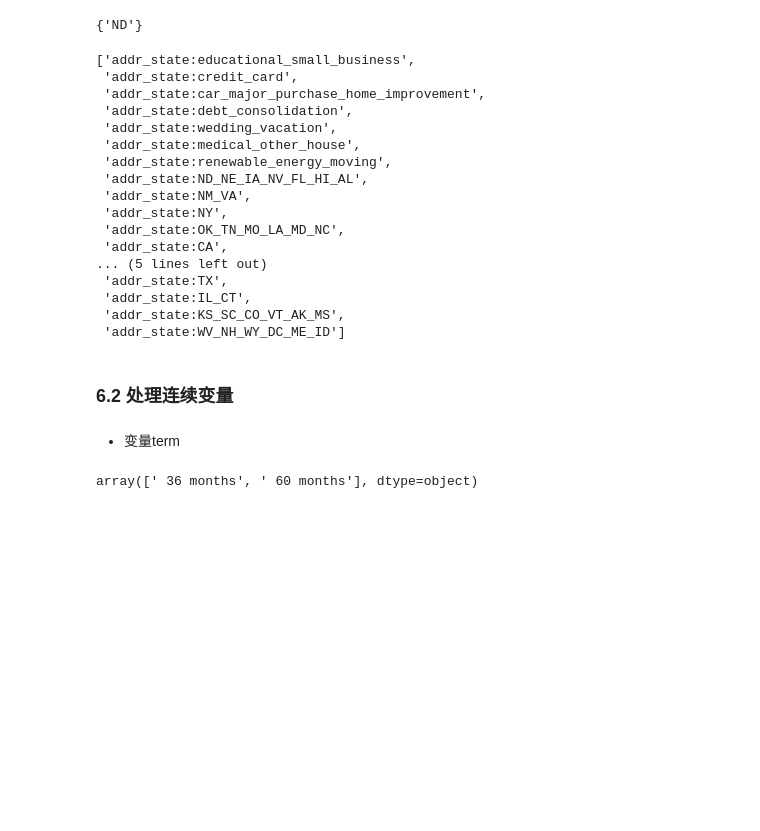
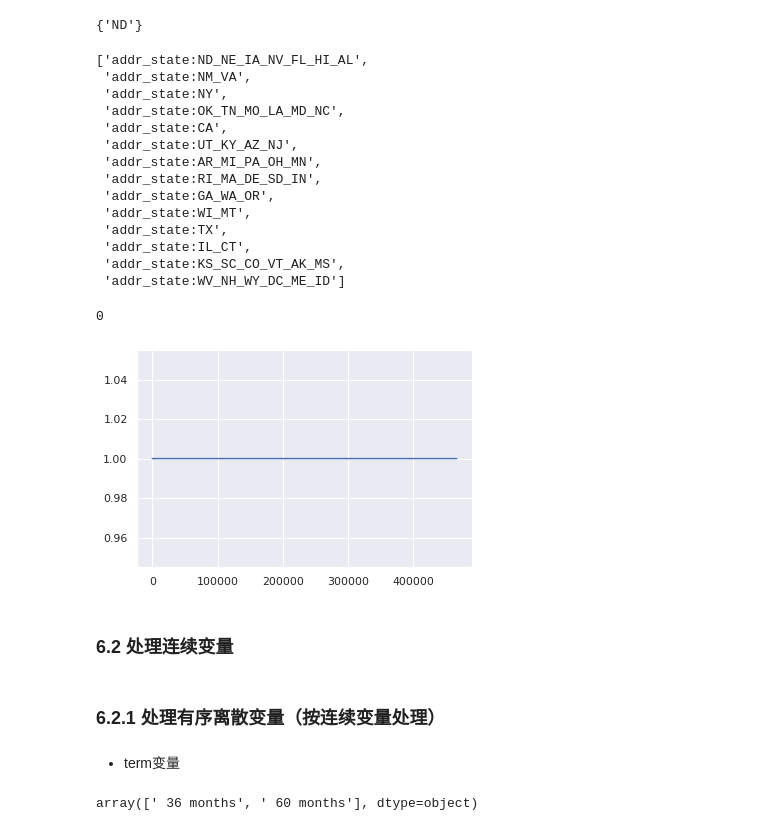
Before and after one commit to GoldenRaven/Lending_Club, a Jupyter notebook: code_my/preprocessing.ipynb, the cells around one changed output. Cells and saved outputs as stored; diff of their text form; code cells hidden in the pictures; blank space fills up the shorter version.

```diff
--- a/code_my/preprocessing.ipynb
+++ b/code_my/preprocessing.ipynb
@@ -1229,27 +1251,36 @@ set(a) - set(df_tmp.addr_state.values)
 {'ND'}
 # %%
 # 调用函数将合并了的分组，再合并到原数据表中
-df = concat_to_original(df, df_tmp, combine_list, 'addr_state')
+df1 = concat_to_original(df, combine_list, 'addr_state')
+df = pd.concat([df, df1], axis=1)
 # %%
 # 检查合并结果
-[x for x in df.columns if 'addr_state:' in x]
+list_tmp = [x for x in df.columns if 'addr_state:' in x]
+list_tmp
 # %% [output]
-['addr_state:educational_small_business',
- 'addr_state:credit_card',
- 'addr_state:car_major_purchase_home_improvement',
- 'addr_state:debt_consolidation',
- 'addr_state:wedding_vacation',
- 'addr_state:medical_other_house',
- 'addr_state:renewable_energy_moving',
- 'addr_state:ND_NE_IA_NV_FL_HI_AL',
+['addr_state:ND_NE_IA_NV_FL_HI_AL',
  'addr_state:NM_VA',
  'addr_state:NY',
  'addr_state:OK_TN_MO_LA_MD_NC',
  'addr_state:CA',
-... (5 lines left out)
+ 'addr_state:UT_KY_AZ_NJ',
+ 'addr_state:AR_MI_PA_OH_MN',
+ 'addr_state:RI_MA_DE_SD_IN',
+ 'addr_state:GA_WA_OR',
+ 'addr_state:WI_MT',
  'addr_state:TX',
  'addr_state:IL_CT',
  'addr_state:KS_SC_CO_VT_AK_MS',
  'addr_state:WV_NH_WY_DC_ME_ID']
+# %%
+df['addr_state:NY'].isna().sum() # 有没有出现空值？没有，原错误已改正
+# %% [output]
+0
+# %%
+df[list_tmp].sum(axis=1).plot(); # 结果正常
+# %% [output]
+[figure, added]
 # %% [markdown]
 ### 6.2 处理连续变量
+# %% [markdown]
+### 6.2.1 处理有序离散变量（按连续变量处理）
@@ -1256,5 +1304,5 @@ df = concat_to_original(df, df_tmp, combine_list, 'addr_state')
 # %% [markdown]
-- 变量term
+- term变量
 # %%
 df.term.unique() # 多少个值
 # %% [output]
```
Also changed, not shown: parts of 179 cells of this notebook.
